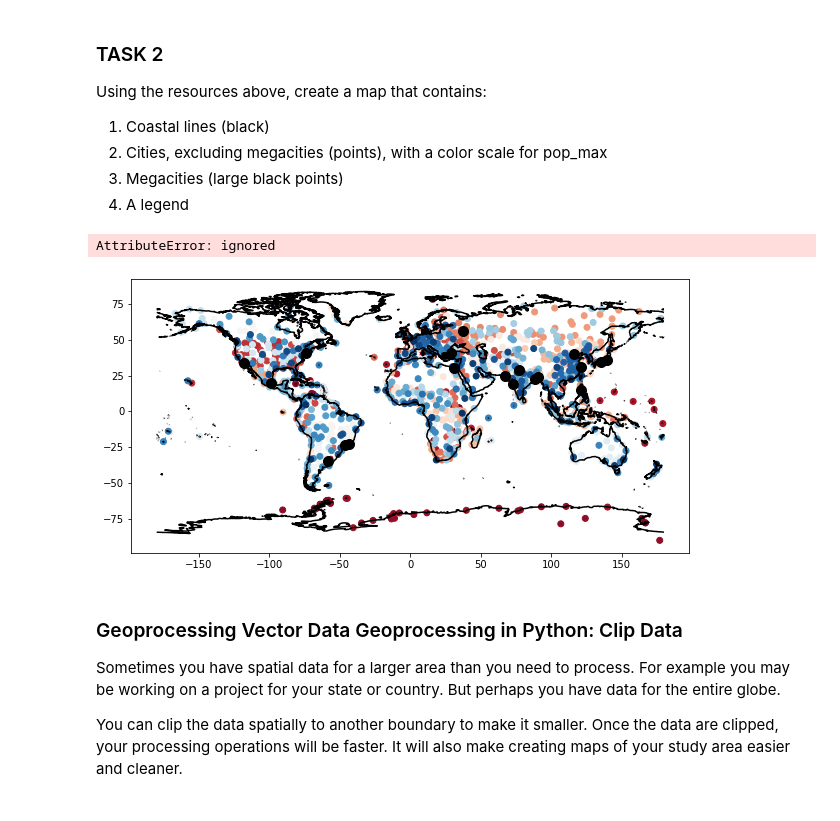
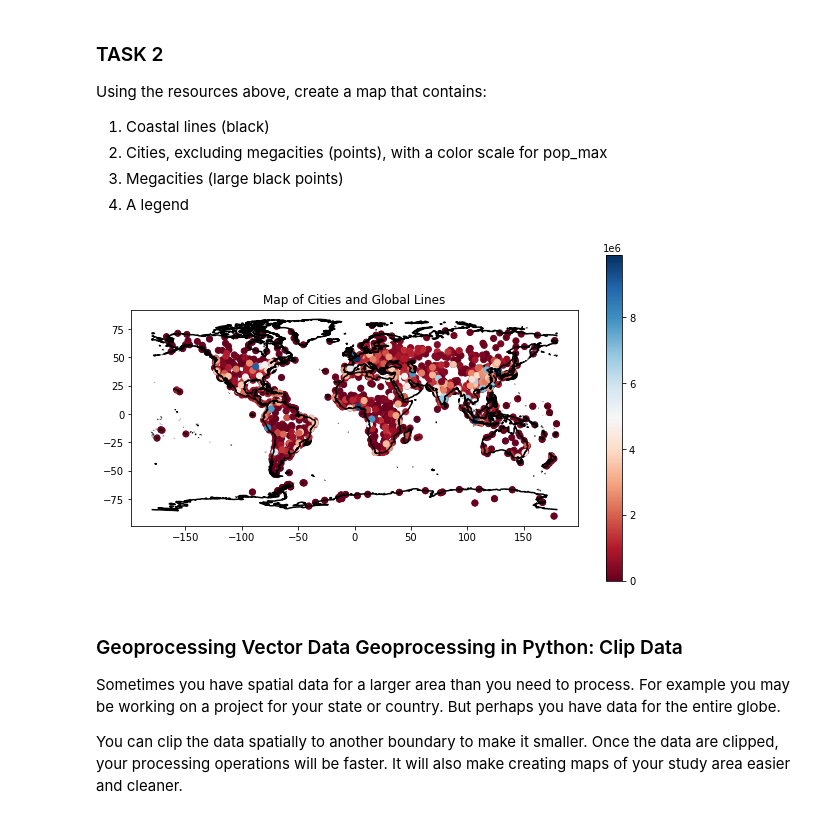
Before and after one commit to sbhsa1990/EnvDatSci22, a Jupyter notebook: CodeSprints/VectorData101.ipynb, the cells around one changed output. Saved outputs shown, nothing was run; the diff lists cells and outputs as text; code cells hidden in the pictures.

```diff
--- a/CodeSprints/VectorData101.ipynb
+++ b/CodeSprints/VectorData101.ipynb
@@ -381,26 +399,26 @@ Using the resources above, create a map that contains:
 # %%
 # Format and plot your results from task 2
 # hint:
 f, ax1 = plt.subplots(figsize=(10, 6))
 coastlines.plot(ax=ax1,
                 color="black")
+nonmega = cities[cities.pop_max <10000000]
 
-cities.plot(ax=ax1,
+nonmega.plot(ax=ax1,
             vmin=0, vmax=10000000, cmap='RdBu')
 
 
 megacities.plot(ax=ax1,
                 color="black",markersize=100)
 
-f.plot(ax1=ax1, marker='o', column='pop_max', categorical=True,
-             markersize=100, legend=True, cmap='RdBu')
+
 
 # Add a title
 ax1.set(title="Map of Cities and Global Lines")
+nonmega.plot(ax=ax1, column='pop_max', legend=True, cmap='RdBu')
 plt.show()
 # %% [output]
-AttributeError: ignored
-[figure, old version]
+[figure, new version]
 # %% [markdown]
 ### Geoprocessing Vector Data Geoprocessing in Python: Clip Data
 Sometimes you have spatial data for a larger area than you need to process. For example you may be working on a project for your state or country. But perhaps you have data for the entire globe.
```
Also changed, not shown: parts of 10 cells of this notebook.
